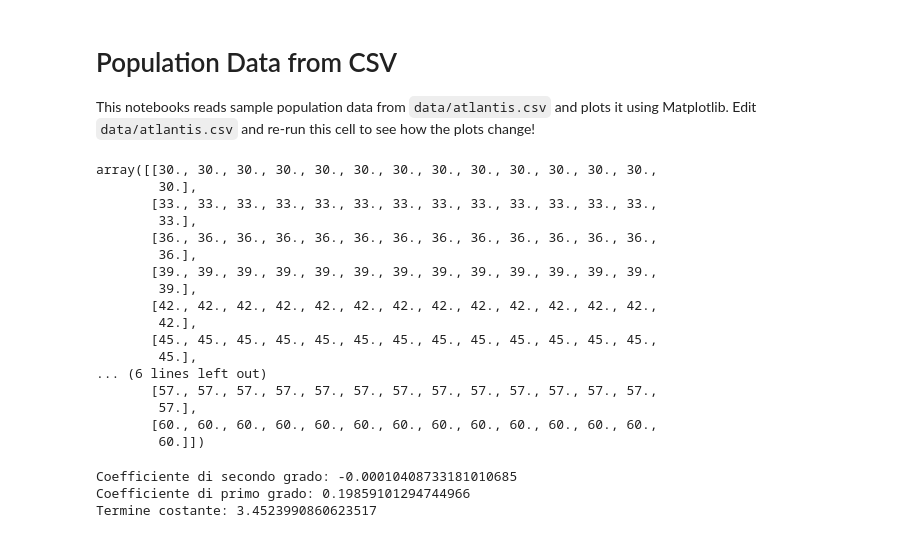
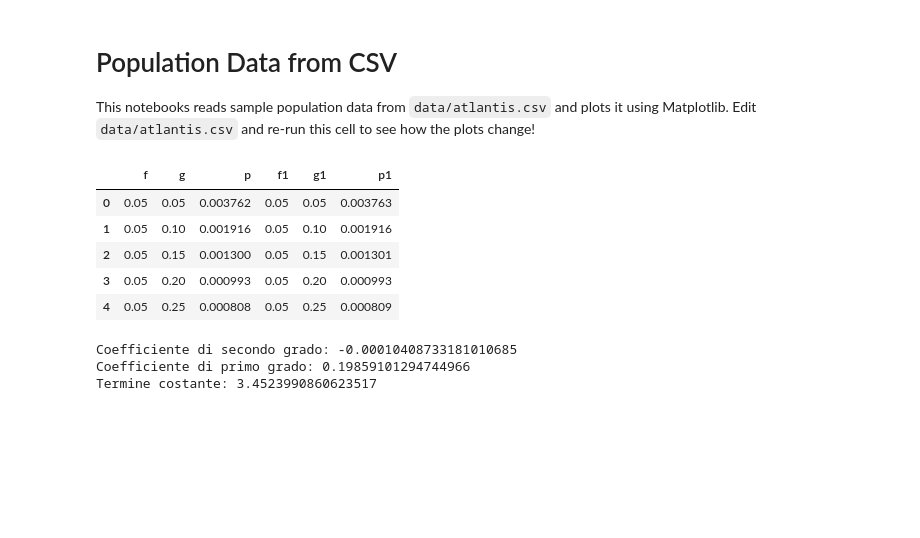
Before and after one commit to roncolat/my-jupyter-lab, a Jupyter notebook: notebooks/population.ipynb, the cells around one changed output. Drawn from its saved outputs; the diff is of its cells as text; code cells hidden in the pictures; blank space fills up the shorter version.

```diff
--- a/notebooks/population.ipynb
+++ b/notebooks/population.ipynb
@@ -24,0 +21,20 @@ p1_raw = np.array(df["p1"])
+# %%
+"""
+Cella generata da Data Wrangler.
+"""
+def clean_data(df):
+    # Elimina la colonna: 'Unnamed: 3'
+    df = df.drop(columns=['Unnamed: 3'])
+    # Elimina la colonna: 'Unnamed: 4'
+    df = df.drop(columns=['Unnamed: 4'])
+    return df
+
+df_clean = clean_data(df.copy())
+df_clean.head()
+# %% [output]
+|  | f | g | p | f1 | g1 | p1 |
+| 0 | 0.05 | 0.05 | 0.003762 | 0.05 | 0.05 | 0.003763 |
+| 1 | 0.05 | 0.10 | 0.001916 | 0.05 | 0.10 | 0.001916 |
+| 2 | 0.05 | 0.15 | 0.001300 | 0.05 | 0.15 | 0.001301 |
+| 3 | 0.05 | 0.20 | 0.000993 | 0.05 | 0.20 | 0.000993 |
+| 4 | 0.05 | 0.25 | 0.000808 | 0.05 | 0.25 | 0.000809 |
@@ -43,26 +63,6 @@ Q = q_temp.reshape(q_shape, s_shape)
 S = s_temp.reshape(q_shape, s_shape)
 P = p_temp.reshape(q_shape, s_shape) * 1000
 P1 = p1_temp.reshape(q_shape, s_shape) * 1000
-# %%
-Q
-# %% [output]
-array([[30., 30., 30., 30., 30., 30., 30., 30., 30., 30., 30., 30., 30.,
-        30.],
-       [33., 33., 33., 33., 33., 33., 33., 33., 33., 33., 33., 33., 33.,
-        33.],
-       [36., 36., 36., 36., 36., 36., 36., 36., 36., 36., 36., 36., 36.,
-        36.],
-       [39., 39., 39., 39., 39., 39., 39., 39., 39., 39., 39., 39., 39.,
-        39.],
-       [42., 42., 42., 42., 42., 42., 42., 42., 42., 42., 42., 42., 42.,
-        42.],
-       [45., 45., 45., 45., 45., 45., 45., 45., 45., 45., 45., 45., 45.,
-        45.],
-... (6 lines left out)
-       [57., 57., 57., 57., 57., 57., 57., 57., 57., 57., 57., 57., 57.,
-        57.],
-       [60., 60., 60., 60., 60., 60., 60., 60., 60., 60., 60., 60., 60.,
-        60.]])
 # %%
 # Filtra i punti con P = 4.5 (approssimativamente)
 threshold = 0.1
```
Also changed, not shown: parts of 5 cells of this notebook, 1 other file.
